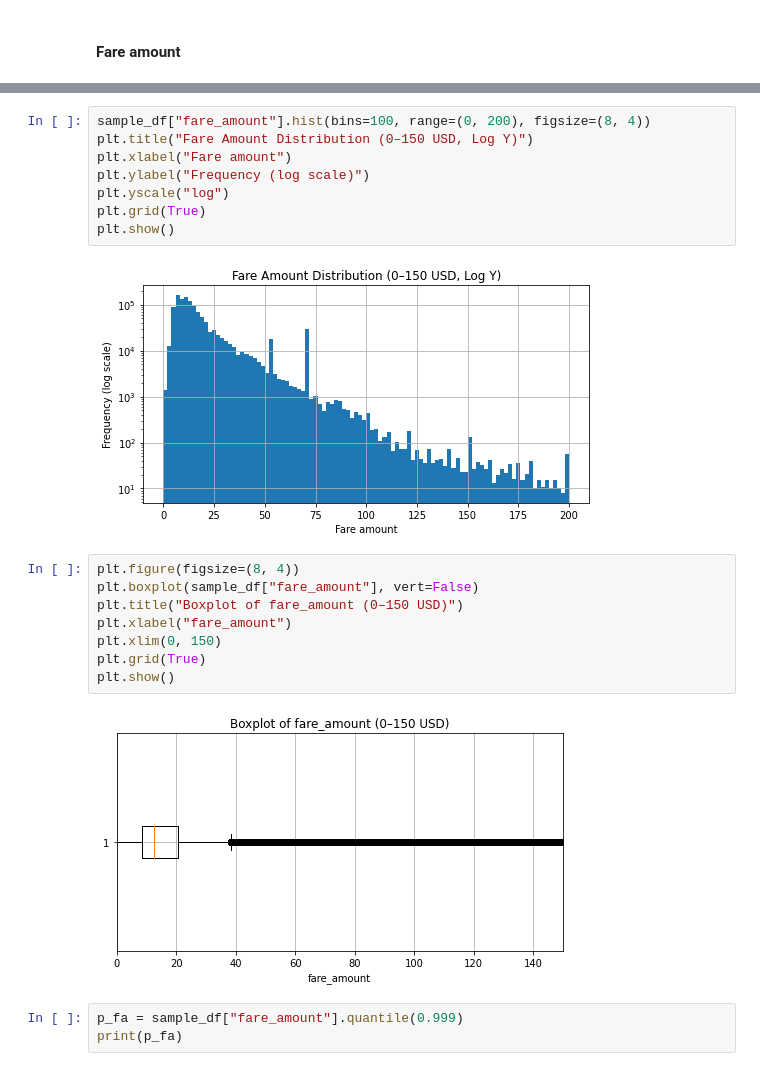
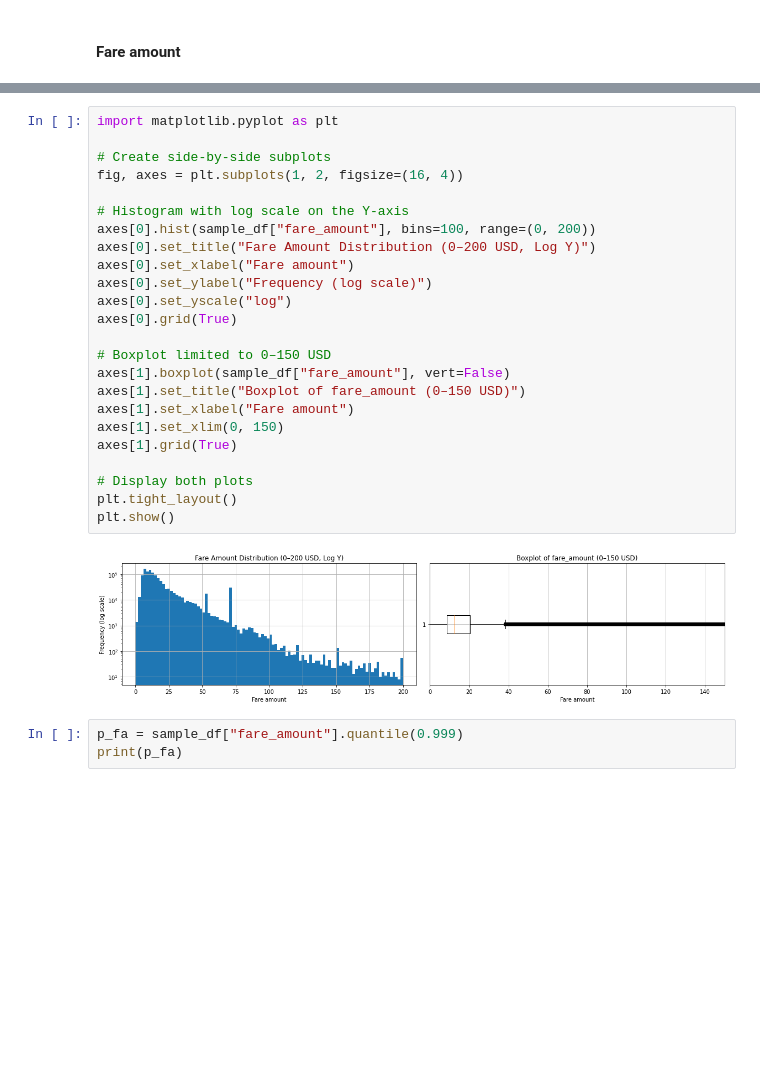
Before and after one commit to rafabernard0/BDA_PROJECT, a Jupyter notebook: Final_delivery/01_EDA.ipynb, the cells around one changed output, grey strips where cells are left out. Drawn from its saved outputs; the diff is of its cells as text; blank space fills up the shorter version.

```diff
--- a/Final_delivery/01_EDA.ipynb
+++ b/Final_delivery/01_EDA.ipynb
@@ -493,23 +381,29 @@ plt.show()
-# %%
-sample_df["fare_amount"].hist(bins=100, range=(0, 200), figsize=(8, 4))
-plt.title("Fare Amount Distribution (0–150 USD, Log Y)")
-plt.xlabel("Fare amount")
-plt.ylabel("Frequency (log scale)")
-plt.yscale("log")
-plt.grid(True)
-plt.show()
-# %% [output]
-[figure, removed]
-# %%
-plt.figure(figsize=(8, 4))
-plt.boxplot(sample_df["fare_amount"], vert=False)
-plt.title("Boxplot of fare_amount (0–150 USD)")
-plt.xlabel("fare_amount")
-plt.xlim(0, 150)
-plt.grid(True)
-plt.show()
-# %% [output]
-[figure, removed]
+# %%
+import matplotlib.pyplot as plt
+
+# Create side-by-side subplots
+fig, axes = plt.subplots(1, 2, figsize=(16, 4))
+
+# Histogram with log scale on the Y-axis
+axes[0].hist(sample_df["fare_amount"], bins=100, range=(0, 200))
+axes[0].set_title("Fare Amount Distribution (0–200 USD, Log Y)")
+axes[0].set_xlabel("Fare amount")
+axes[0].set_ylabel("Frequency (log scale)")
+axes[0].set_yscale("log")
+axes[0].grid(True)
+
+# Boxplot limited to 0–150 USD
+axes[1].boxplot(sample_df["fare_amount"], vert=False)
+axes[1].set_title("Boxplot of fare_amount (0–150 USD)")
+axes[1].set_xlabel("Fare amount")
+axes[1].set_xlim(0, 150)
+axes[1].grid(True)
+
+# Display both plots
+plt.tight_layout()
+plt.show()
+# %% [output]
+[figure, added]
 # %%
 p_fa = sample_df["fare_amount"].quantile(0.999)
 print(p_fa)
```
Also changed, not shown: parts of 51 cells of this notebook.
